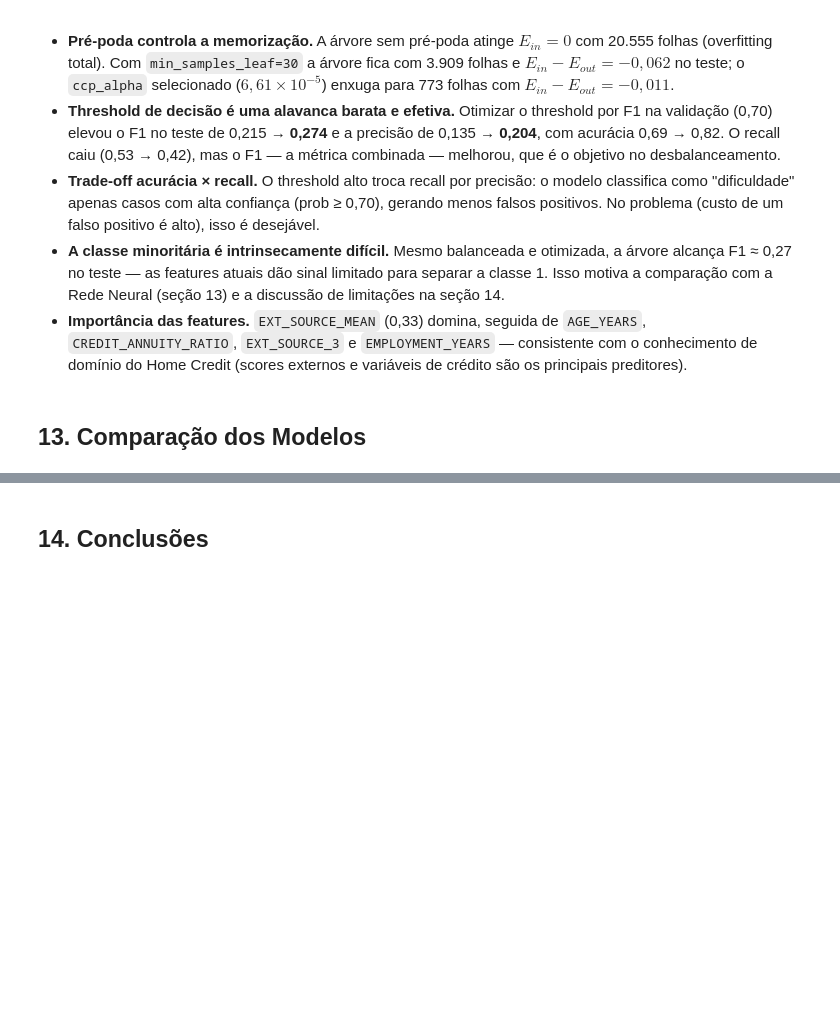
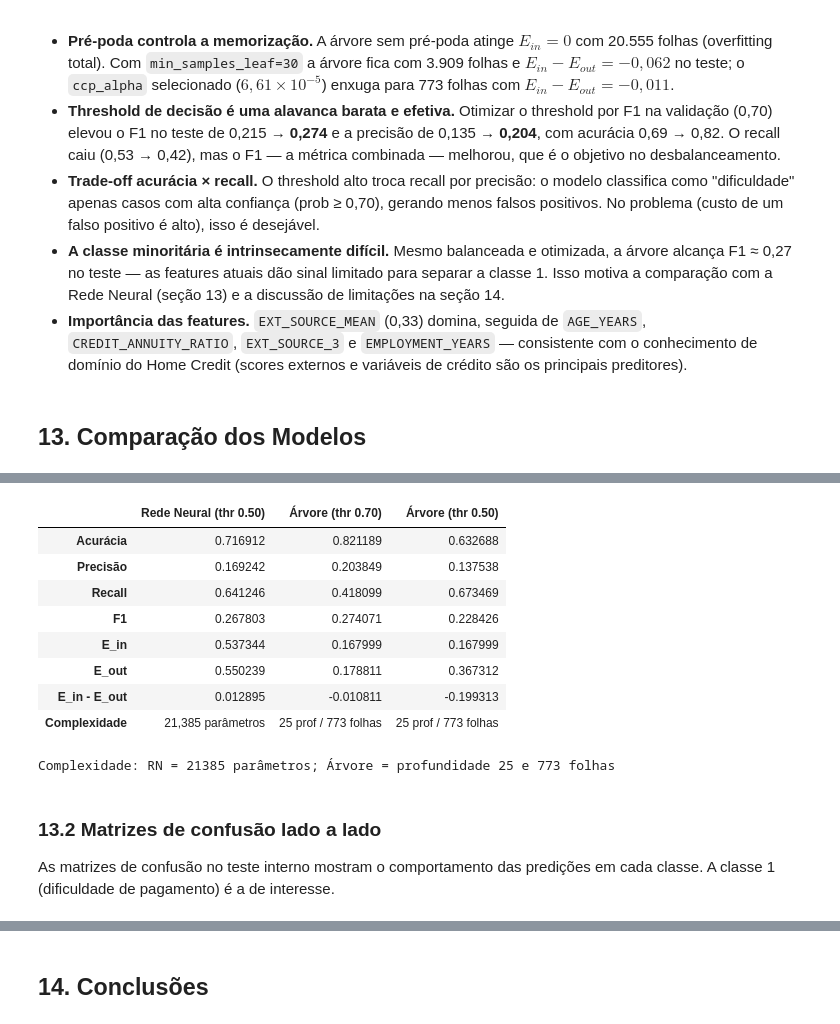
Before and after one commit to viniciusrodriguesai/credit-risk-classification, a Jupyter notebook: notebooks/credit_risk_classification.ipynb, the cells around one changed output, grey strips where cells are left out. Cells and saved outputs as stored; diff of their text form; code cells hidden in the pictures; blank space fills up the shorter version.

```diff
--- a/notebooks/credit_risk_classification.ipynb
+++ b/notebooks/credit_risk_classification.ipynb
@@ -2770,0 +2775,69 @@ Figura salva em: C:\Users\Milena\OneDrive\Documentos\programas\Projeto_AM\report
+# %%
+# Rede Neural (threshold fixado em 0.50)
+nn_comparison_metrics = {
+    'Acurácia': nn_accuracy,
+    'Precisão': nn_precision,
+    'Recall': nn_recall,
+    'F1': nn_f1,
+    'E_in': E_in,
+    'E_out': E_out,
+    'E_in - E_out': E_out - E_in,
+    'Complexidade': f'{number_of_parameters:,} parâmetros',
+}
+
+# Árvore com threshold otimizado (0.70)
+tree_comparison_metrics_opt = {
+    'Acurácia': pruned_test['acurácia'],
+    'Precisão': pruned_test['precisão'],
+    'Recall': pruned_test['recall'],
+    'F1': pruned_test['F1'],
+    'E_in': pruned_train['erro'],
+    'E_out': pruned_test['erro'],
+    'E_in - E_out': pruned_train['erro'] - pruned_test['erro'],
+    'Complexidade': f'{tree_pruned.get_depth()} prof / {tree_pruned.get_n_leaves():,} folhas',
+}
+
+# Árvore com threshold 0.50 (para comparação justa com a RN)
+tree_metrics_050 = metrics_with_threshold(
+    tree_pruned,
+    X_test_tree,
+    y_test,
+    0.50,
+)
+tree_comparison_metrics_050 = {
+    'Acurácia': tree_metrics_050['acurácia'],
+    'Precisão': tree_metrics_050['precisão'],
+    'Recall': tree_metrics_050['recall'],
+    'F1': tree_metrics_050['F1'],
+    'E_in': pruned_train['erro'],
+    'E_out': tree_metrics_050['erro'],
+    'E_in - E_out': pruned_train['erro'] - tree_metrics_050['erro'],
+    'Complexidade': f'{tree_pruned.get_depth()} prof / {tree_pruned.get_n_leaves():,} folhas',
+}
+
+comparison_table = pd.DataFrame({
+    'Rede Neural (thr 0.50)': nn_comparison_metrics,
+    'Árvore (thr 0.70)': tree_comparison_metrics_opt,
+    'Árvore (thr 0.50)': tree_comparison_metrics_050,
+})
+display(comparison_table.round(4))
+print('Complexidade: RN = {} parâmetros; Árvore = profundidade {} e {} folhas'.format(
+    number_of_parameters,
+    tree_pruned.get_depth(),
+    tree_pruned.get_n_leaves(),
+))
+# %% [output]
+|  | Rede Neural (thr 0.50) | Árvore (thr 0.70) | Árvore (thr 0.50) |
+| Acurácia | 0.716912 | 0.821189 | 0.632688 |
+| Precisão | 0.169242 | 0.203849 | 0.137538 |
+| Recall | 0.641246 | 0.418099 | 0.673469 |
+| F1 | 0.267803 | 0.274071 | 0.228426 |
+| E_in | 0.537344 | 0.167999 | 0.167999 |
+| E_out | 0.550239 | 0.178811 | 0.367312 |
+| E_in - E_out | 0.012895 | -0.010811 | -0.199313 |
+| Complexidade | 21,385 parâmetros | 25 prof / 773 folhas | 25 prof / 773 folhas |
+Complexidade: RN = 21385 parâmetros; Árvore = profundidade 25 e 773 folhas
+# %% [markdown]
+### 13.2 Matrizes de confusão lado a lado
+
+As matrizes de confusão no teste interno mostram o comportamento das predições em cada classe. A classe 1 (dificuldade de pagamento) é a de interesse.
```
Also changed, not shown: parts of 15 cells of this notebook, 4 other files.
